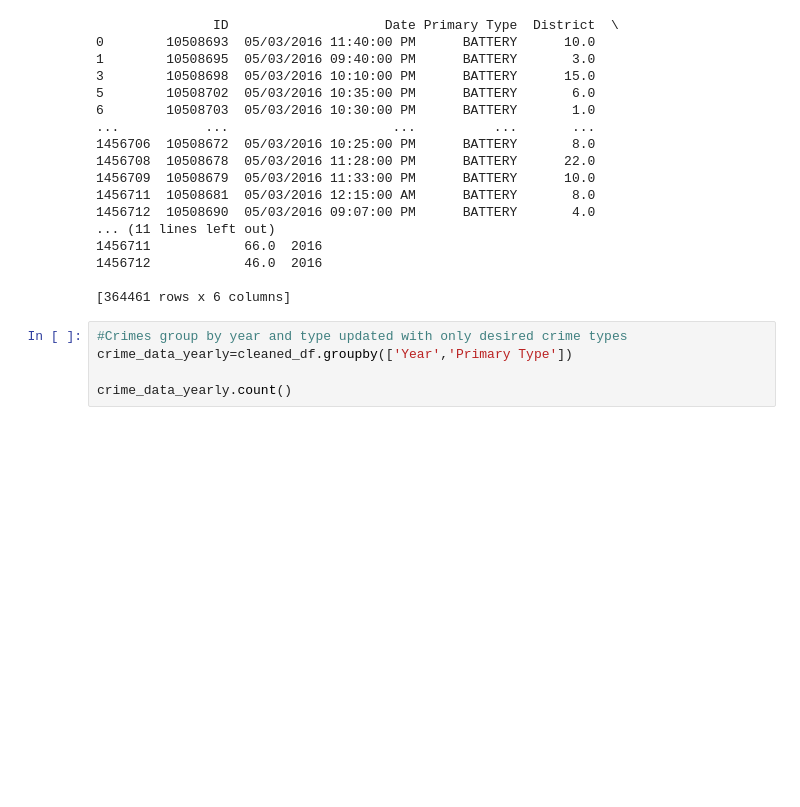
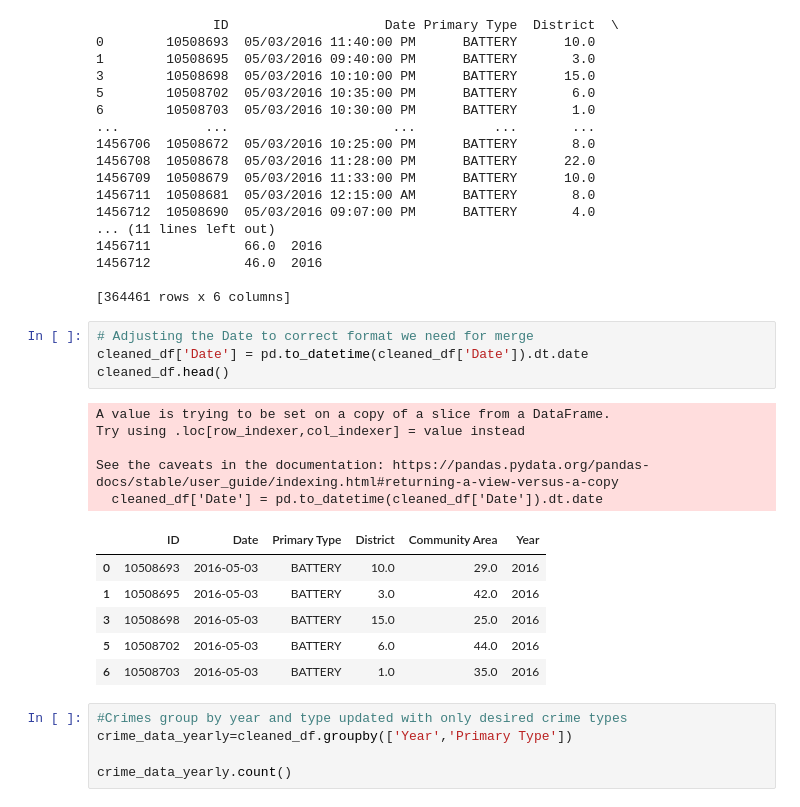
Before and after one commit to KevSantino28/project_1, a Jupyter notebook: data_clean_up.ipynb, the cells around one changed output. Cells and saved outputs as stored; diff of their text form; blank space fills up the shorter version.

Commit message:
adjusted datetime

```diff
--- a/data_clean_up.ipynb
+++ b/data_clean_up.ipynb
@@ -131,6 +131,22 @@ print(cleaned_df)
 1456712            46.0  2016
 
 [364461 rows x 6 columns]
+# %%
+# Adjusting the Date to correct format we need for merge
+cleaned_df['Date'] = pd.to_datetime(cleaned_df['Date']).dt.date
+cleaned_df.head()
+# %% [output]
+A value is trying to be set on a copy of a slice from a DataFrame.
+Try using .loc[row_indexer,col_indexer] = value instead
+
+See the caveats in the documentation: https://pandas.pydata.org/pandas-docs/stable/user_guide/indexing.html#returning-a-view-versus-a-copy
+  cleaned_df['Date'] = pd.to_datetime(cleaned_df['Date']).dt.date
+|  | ID | Date | Primary Type | District | Community Area | Year |
+| 0 | 10508693 | 2016-05-03 | BATTERY | 10.0 | 29.0 | 2016 |
+| 1 | 10508695 | 2016-05-03 | BATTERY | 3.0 | 42.0 | 2016 |
+| 3 | 10508698 | 2016-05-03 | BATTERY | 15.0 | 25.0 | 2016 |
+| 5 | 10508702 | 2016-05-03 | BATTERY | 6.0 | 44.0 | 2016 |
+| 6 | 10508703 | 2016-05-03 | BATTERY | 1.0 | 35.0 | 2016 |
 # %%
 #Crimes group by year and type updated with only desired crime types
 crime_data_yearly=cleaned_df.groupby(['Year','Primary Type'])
```
Also changed, not shown: parts of 2 cells of this notebook, 1 other file.
